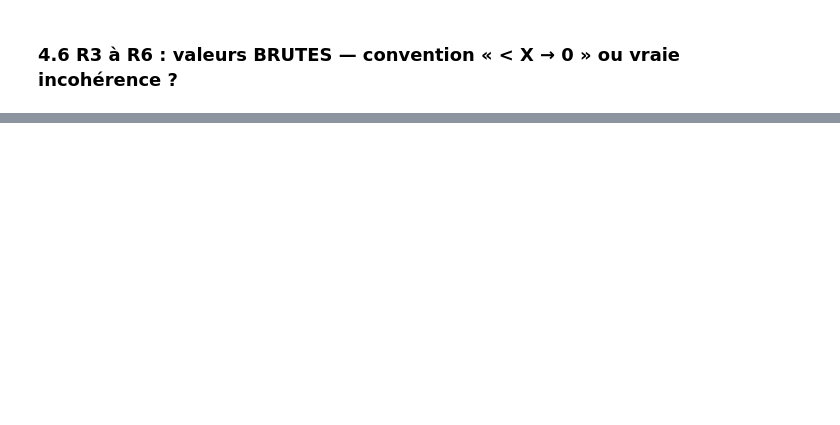
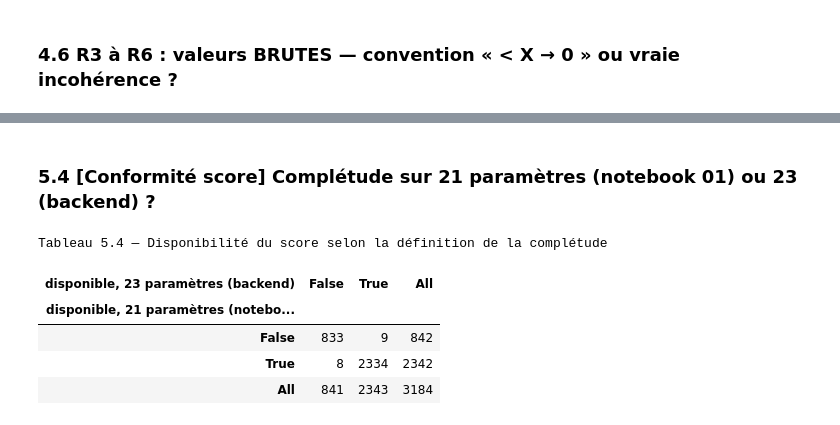
Before and after one commit to SalomeSouque/alimendo_data_science, a Jupyter notebook: 03_ciqual_cleaning.ipynb, the cells around one changed output, grey strips where cells are left out. Saved outputs shown, nothing was run; the diff lists cells and outputs as text; code cells hidden in the pictures; blank space fills up the shorter version.

```diff
--- a/03_ciqual_cleaning.ipynb
+++ b/03_ciqual_cleaning.ipynb
@@ -1130,0 +1338,38 @@ Tableau 4.6 — Valeurs BRUTES (avant conversion) des aliments en infraction R3
+# %%
+# Réimplémentation vectorisée de backend/app/domain/score/calcul.py (constantes copiées de referential_v1.py)
+COEFS = {"glucides": 0.097, "proteines": 0.021, "lipides": 0.298, "graisses_saturees": 0.373,
+         "cholesterol": 0.110, "fer": 0.032, "vitamine_b12": 0.106,
+         "fibres": -0.663, "omega3": -0.436, "omega6": -0.159, "vitamine_a": -0.401,
+         "beta_carotene": -0.584, "vitamine_c": -0.424, "vitamine_d": -0.446, "vitamine_e": -0.419,
+         "vitamine_b6": -0.365, "folates": -0.190, "thiamine": -0.098, "riboflavine": -0.068,
+         "niacine": -0.246, "magnesium": -0.484, "selenium": -0.191, "zinc": -0.313}
+SEUILS = {"S1": -0.7268, "S2": 0.0307, "S3": 0.7063, "S4": 1.5368}
+
+def normaliser_serie(x: pd.Series, rep: dict) -> pd.Series:
+    """Normalisation centrée [-1, +1] ; amplitude nulle -> 0 (comme normaliser() du backend)."""
+    med, p10, p90 = rep["mediane"], rep["p10"], rep["p90"]
+    haut = ((x - med) / (p90 - med)).clip(upper=1.0) if p90 > med else x * 0.0
+    bas  = ((x - med) / (med - p10)).clip(lower=-1.0) if med > p10 else x * 0.0
+    return haut.where(x >= med, bas)
+
+def niveaux_v1(t: pd.DataFrame, params_completude=tuple(COEFS)) -> pd.Series:
+    """Niveau -2..+2, NaN si score indisponible (complétude < 50 % ou apport < 1 g)."""
+    norm = pd.DataFrame({p: normaliser_serie(t[p], landmarks_v1[p]) for p in COEFS})
+    score_brut = (norm * pd.Series(COEFS)).sum(axis=1)
+    completude = t[list(params_completude)].notna().mean(axis=1)
+    apport = t[["glucides", "proteines", "lipides"]].fillna(0).sum(axis=1)
+    disponible = (completude >= 0.5) & (apport >= 1.0)
+    niveau = pd.cut(score_brut, [-np.inf, SEUILS["S1"], SEUILS["S2"], SEUILS["S3"], SEUILS["S4"], np.inf],
+                    labels=[-2, -1, 0, 1, 2]).astype(float)
+    return niveau.where(disponible)
+
+t_float  = aliments_propres[list(PARAMETRES_NUTRITIONNELS)]
+t_arrond = t_float.round(3)                                  # ce que PostgreSQL stockera
+niv_float, niv_arrond = niveaux_v1(t_float), niveaux_v1(t_arrond)
+niveau_change = ~((niv_float == niv_arrond) | (niv_float.isna() & niv_arrond.isna()))
+print(f"Aliments scorés : {niv_float.notna().sum()} / {len(t_float)}")
+print(f"Niveaux modifiés par l'arrondi NUMERIC(8,3) : {niveau_change.sum()}")
+if niveau_change.any():
+    print("Tableau 5.3 — Aliments dont le niveau change à l'arrondi")
+    display(pd.DataFrame({"nom": aliments_propres["nom"], "niveau_float": niv_float,
+                          "niveau_arrondi": niv_arrond})[niveau_change])
@@ -1130,0 +1383,16 @@ Tableau 4.6 — Valeurs BRUTES (avant conversion) des aliments en infraction R3
+# %% [markdown]
+### 5.4 [Conformité score] Complétude sur 21 paramètres (notebook 01) ou 23 (backend) ?
+# %%
+PARAMS_DIRECTS_NB01 = tuple(p for p in COEFS if not p.startswith("omega"))
+disponible_23 = niveaux_v1(t_float).notna()
+disponible_21 = niveaux_v1(t_float, params_completude=PARAMS_DIRECTS_NB01).notna()
+print("Tableau 5.4 — Disponibilité du score selon la définition de la complétude")
+display(pd.crosstab(disponible_21.rename("disponible, 21 paramètres (notebook 01)"),
+                    disponible_23.rename("disponible, 23 paramètres (backend)"), margins=True))
+# %% [output]
+Tableau 5.4 — Disponibilité du score selon la définition de la complétude
+| disponible, 23 paramètres (backend) | False | True | All |
+| disponible, 21 paramètres (notebo... |  |  |  |
+| False | 833 | 9 | 842 |
+| True | 8 | 2334 | 2342 |
+| All | 841 | 2343 | 3184 |
```
Also changed, not shown: parts of 17 cells of this notebook.
